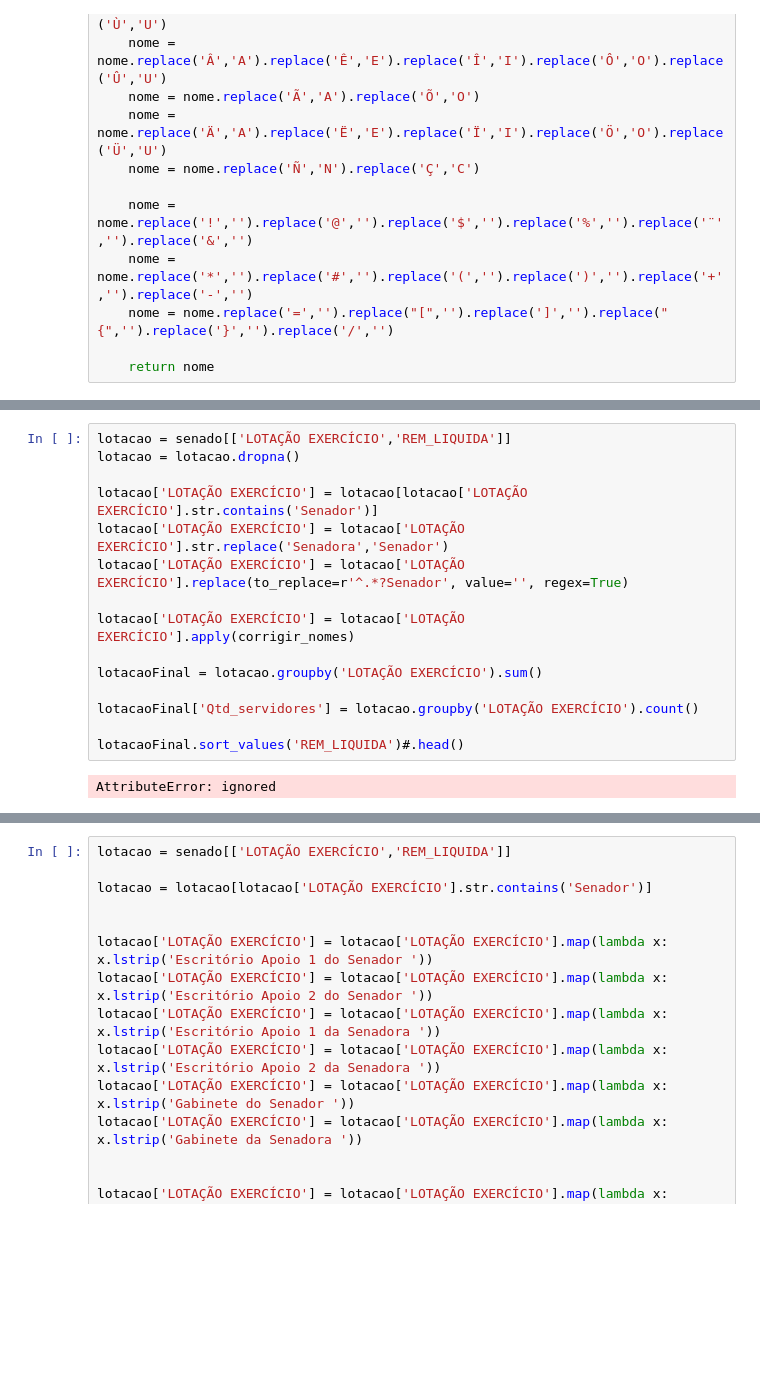
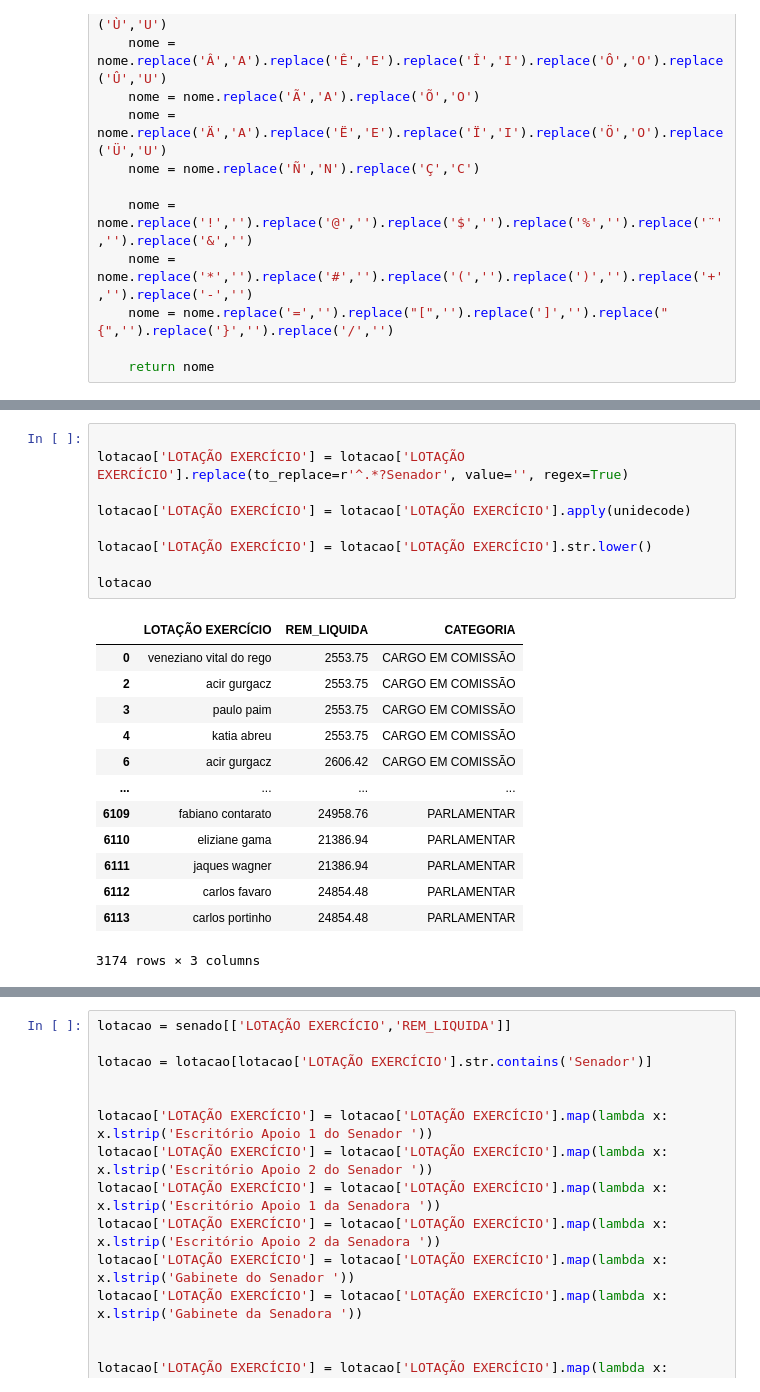
Before and after one commit to LeodeFaria/IDP, a Jupyter notebook: 4 Aula - Carregando dados - Segunda tentativa.ipynb, the cells around one changed output, grey strips where cells are left out. Cells and saved outputs as stored; diff of their text form; blank space fills up the shorter version.

```diff
--- a/4 Aula - Carregando dados - Segunda tentativa.ipynb
+++ b/4 Aula - Carregando dados - Segunda tentativa.ipynb
@@ -78,17 +129,23 @@ df.apply(corrigir_nomes)
 # %%
-lotacao = senado[['LOTAÇÃO EXERCÍCIO','REM_LIQUIDA']]
-lotacao = lotacao.dropna()
 
-lotacao['LOTAÇÃO EXERCÍCIO'] = lotacao[lotacao['LOTAÇÃO EXERCÍCIO'].str.contains('Senador')]
-lotacao['LOTAÇÃO EXERCÍCIO'] = lotacao['LOTAÇÃO EXERCÍCIO'].str.replace('Senadora','Senador')
 lotacao['LOTAÇÃO EXERCÍCIO'] = lotacao['LOTAÇÃO EXERCÍCIO'].replace(to_replace=r'^.*?Senador', value='', regex=True)
 
-lotacao['LOTAÇÃO EXERCÍCIO'] = lotacao['LOTAÇÃO EXERCÍCIO'].apply(corrigir_nomes)
+lotacao['LOTAÇÃO EXERCÍCIO'] = lotacao['LOTAÇÃO EXERCÍCIO'].apply(unidecode)
 
-lotacaoFinal = lotacao.groupby('LOTAÇÃO EXERCÍCIO').sum()
+lotacao['LOTAÇÃO EXERCÍCIO'] = lotacao['LOTAÇÃO EXERCÍCIO'].str.lower()
 
-lotacaoFinal['Qtd_servidores'] = lotacao.groupby('LOTAÇÃO EXERCÍCIO').count()
-
-lotacaoFinal.sort_values('REM_LIQUIDA')#.head()
+lotacao
 # %% [output]
+|  | LOTAÇÃO EXERCÍCIO | REM_LIQUIDA | CATEGORIA |
+| 0 | veneziano vital do rego | 2553.75 | CARGO EM COMISSÃO |
+| 2 | acir gurgacz | 2553.75 | CARGO EM COMISSÃO |
+| 3 | paulo paim | 2553.75 | CARGO EM COMISSÃO |
+| 4 | katia abreu | 2553.75 | CARGO EM COMISSÃO |
+| 6 | acir gurgacz | 2606.42 | CARGO EM COMISSÃO |
+| ... | ... | ... | ... |
+| 6109 | fabiano contarato | 24958.76 | PARLAMENTAR |
+| 6110 | eliziane gama | 21386.94 | PARLAMENTAR |
+| 6111 | jaques wagner | 21386.94 | PARLAMENTAR |
+| 6112 | carlos favaro | 24854.48 | PARLAMENTAR |
+| 6113 | carlos portinho | 24854.48 | PARLAMENTAR |
-AttributeError: ignored
+3174 rows × 3 columns
```
Also changed, not shown: parts of 8 cells of this notebook.
